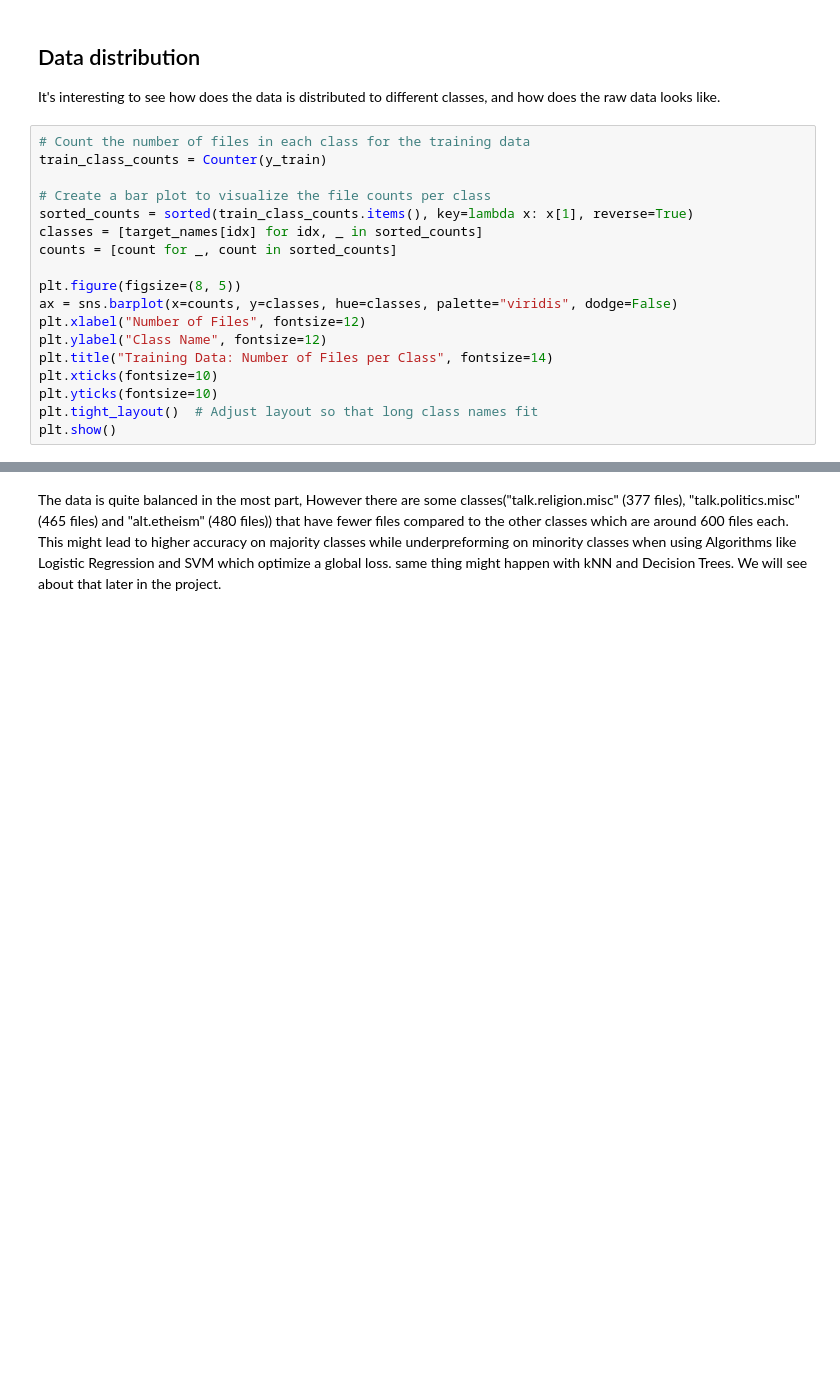
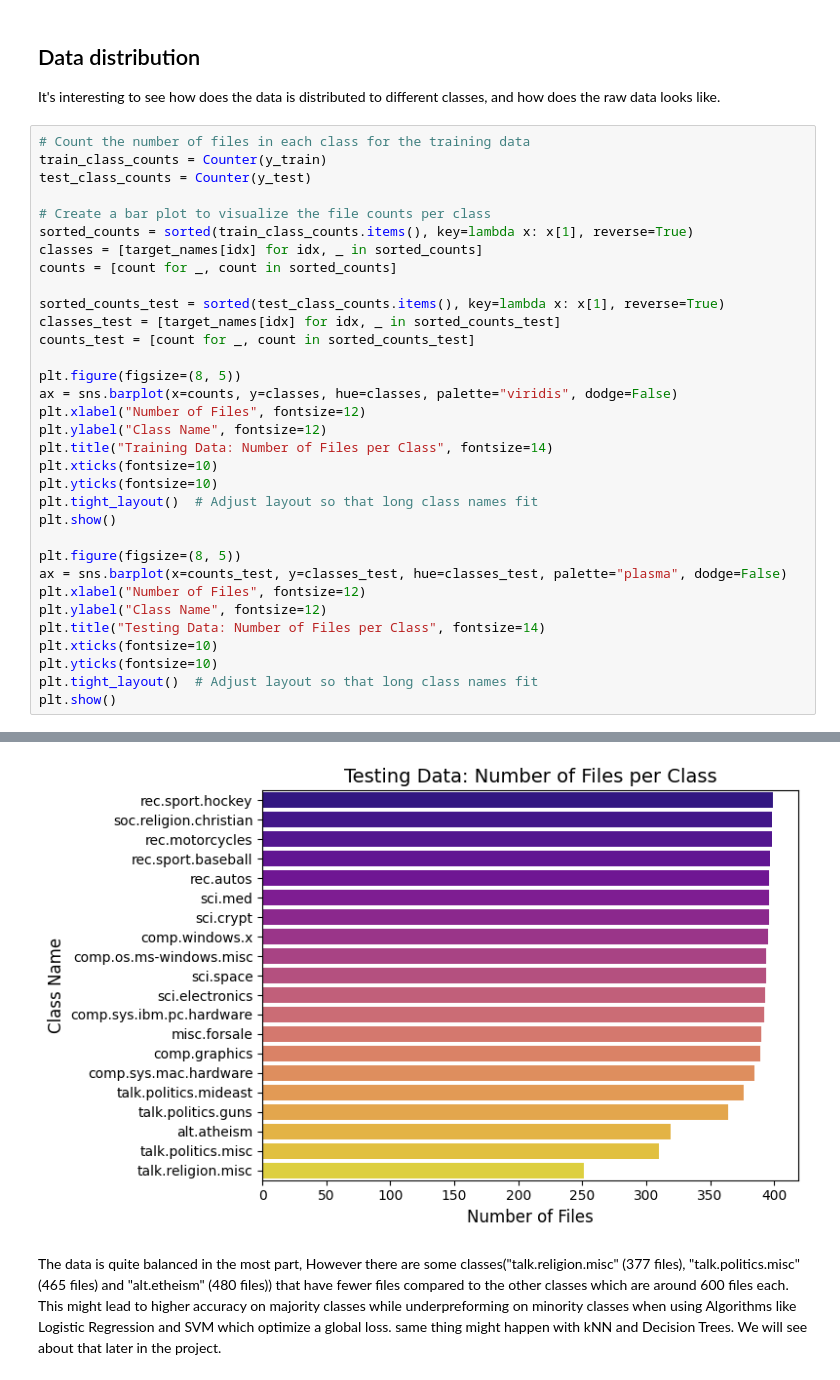
Before and after one commit to benami171/ML_FinalProject, a Jupyter notebook: project.ipynb, the cells around one changed output, grey strips where cells are left out. Drawn from its saved outputs; the diff is of its cells as text; blank space fills up the shorter version.

```diff
--- a/project.ipynb
+++ b/project.ipynb
@@ -95,23 +106,39 @@ It's interesting to see how does the data is distributed to different classes, a
 # %%
 # Count the number of files in each class for the training data
 train_class_counts = Counter(y_train)
+test_class_counts = Counter(y_test)
 
 # Create a bar plot to visualize the file counts per class
 sorted_counts = sorted(train_class_counts.items(), key=lambda x: x[1], reverse=True)
 classes = [target_names[idx] for idx, _ in sorted_counts]
 counts = [count for _, count in sorted_counts]
+
+sorted_counts_test = sorted(test_class_counts.items(), key=lambda x: x[1], reverse=True)
+classes_test = [target_names[idx] for idx, _ in sorted_counts_test]
+counts_test = [count for _, count in sorted_counts_test]
 
 plt.figure(figsize=(8, 5))
 ax = sns.barplot(x=counts, y=classes, hue=classes, palette="viridis", dodge=False)
 plt.xlabel("Number of Files", fontsize=12)
 plt.ylabel("Class Name", fontsize=12)
 plt.title("Training Data: Number of Files per Class", fontsize=14)
 plt.xticks(fontsize=10)
 plt.yticks(fontsize=10)
 plt.tight_layout()  # Adjust layout so that long class names fit
 plt.show()
+
+plt.figure(figsize=(8, 5))
+ax = sns.barplot(x=counts_test, y=classes_test, hue=classes_test, palette="plasma", dodge=False)
+plt.xlabel("Number of Files", fontsize=12)
+plt.ylabel("Class Name", fontsize=12)
+plt.title("Testing Data: Number of Files per Class", fontsize=14)
+plt.xticks(fontsize=10)
+plt.yticks(fontsize=10)
+plt.tight_layout()  # Adjust layout so that long class names fit
+plt.show()
 # %% [output]
 [figure]
+[figure, added]
 # %% [markdown]
 The data is quite balanced in the most part, However there are some classes("talk.religion.misc" (377 files), "talk.politics.misc" (465 files) and "alt.etheism" (480 files)) that have fewer files compared to the other classes which are around 600 files each. This might lead to higher accuracy on majority classes while underpreforming on minority classes when using Algorithms like Logistic Regression and SVM which optimize a global loss. same thing might happen with kNN and Decision Trees.
 We will see about that later in the project.
```
Also changed, not shown: parts of 5 cells of this notebook.
